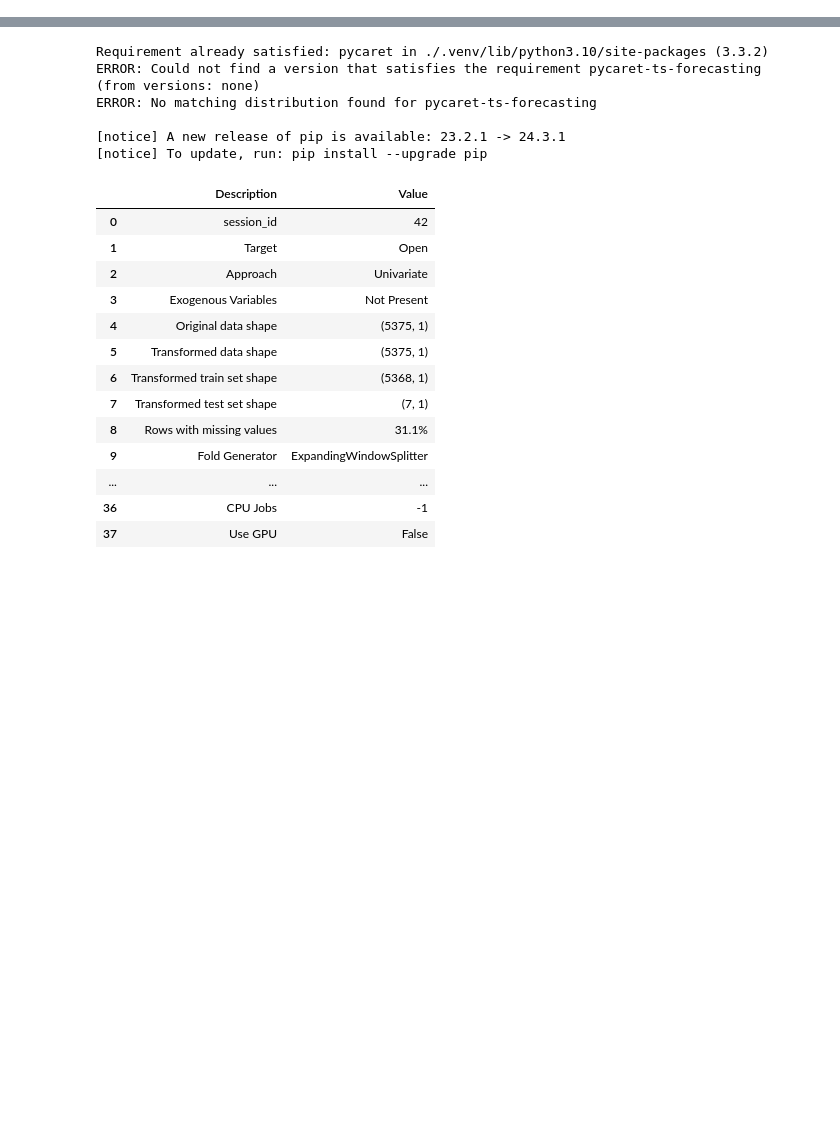
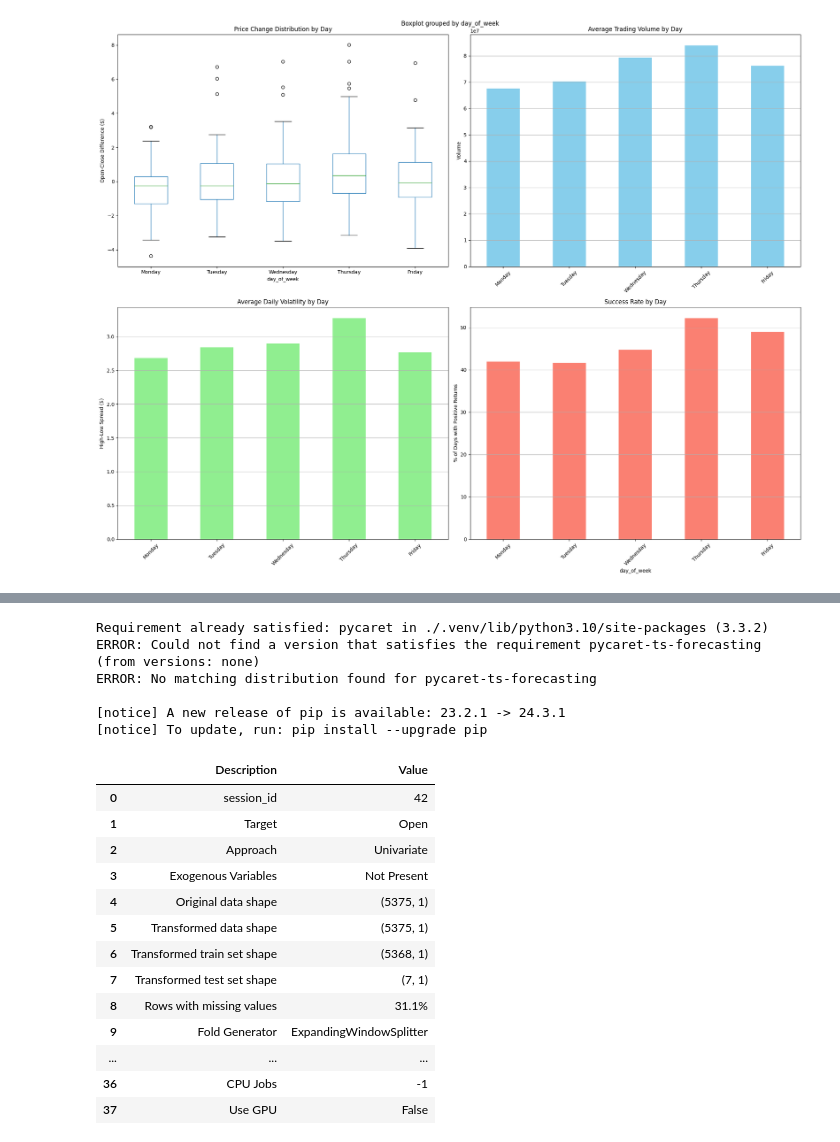
Before and after one commit to gaviral/learn_timeseries_ml, a Jupyter notebook: self_test.ipynb, the cells around one changed output, grey strips where cells are left out. Cells and saved outputs as stored; diff of their text form; code cells hidden in the pictures; blank space fills up the shorter version.

```diff
--- a/self_test.ipynb
+++ b/self_test.ipynb
@@ -93,0 +94,65 @@ plt.show()
+# %%
+# Analyze daily patterns for day trading insights
+
+# Create a copy of the dataframe with day of week information
+df_weekly = df.copy()
+df_weekly['day_of_week'] = df_weekly.index.dayofweek
+
+# Calculate key statistics for each day
+daily_stats = df_weekly.groupby('day_of_week').agg({
+    'open_close_diff': ['mean', 'std', 'count'],
+    'high_low_diff': ['mean', 'std'],
+    'Volume': 'mean'
+}).round(3)
+
+daily_stats.columns = ['Price_Change_Mean', 'Price_Change_Std', 'Number_of_Days',
+                      'Volatility_Mean', 'Volatility_Std', 'Avg_Volume']
+daily_stats.index = ['Monday', 'Tuesday', 'Wednesday', 'Thursday', 'Friday']
+
+# Create figure with multiple subplots for different metrics
+fig, ((ax1, ax2), (ax3, ax4)) = plt.subplots(2, 2, figsize=(20, 16))
+fig.suptitle('Day of Week Trading Patterns Analysis', fontsize=16, y=0.95)
+
+# 1. Box plot of price changes by day
+df_weekly.boxplot(column='open_close_diff', by='day_of_week',
+                 ax=ax1, grid=False)
+ax1.set_xticklabels(['Monday', 'Tuesday', 'Wednesday', 'Thursday', 'Friday'])
+ax1.set_title('Price Change Distribution by Day')
+ax1.set_ylabel('Open-Close Difference ($)')
+
+# 2. Average volume by day
+daily_stats['Avg_Volume'].plot(kind='bar', ax=ax2, color='skyblue')
+ax2.set_title('Average Trading Volume by Day')
+ax2.set_ylabel('Volume')
+ax2.grid(axis='y')
+
+# 3. Volatility (High-Low spread) by day
+daily_stats['Volatility_Mean'].plot(kind='bar', ax=ax3, color='lightgreen')
+ax3.set_title('Average Daily Volatility by Day')
+ax3.set_ylabel('High-Low Spread ($)')
+ax3.grid(axis='y')
+
+# 4. Success rate (% of positive price changes) by day
+success_rate = (df_weekly.groupby('day_of_week')['open_close_diff']
+               .apply(lambda x: (x > 0).mean() * 100)
+               .round(2))
+success_rate.plot(kind='bar', ax=ax4, color='salmon')
+ax4.set_title('Success Rate by Day')
+ax4.set_ylabel('% of Days with Positive Returns')
+ax4.grid(axis='y')
+
+# Add day names to all x-axes
+for ax in [ax2, ax3, ax4]:
+    ax.set_xticklabels(['Monday', 'Tuesday', 'Wednesday', 'Thursday', 'Friday'],
+                       rotation=45)
+
+plt.tight_layout()
+plt.show()
+
+# Print detailed statistics
+print("\nDetailed Statistics by Day of Week:")
+print(daily_stats)
+print("\nSuccess Rate by Day of Week:")
+print(success_rate)
+# %% [output]
+[figure, added]
```
Also changed, not shown: parts of 8 cells of this notebook, 14 other files.
